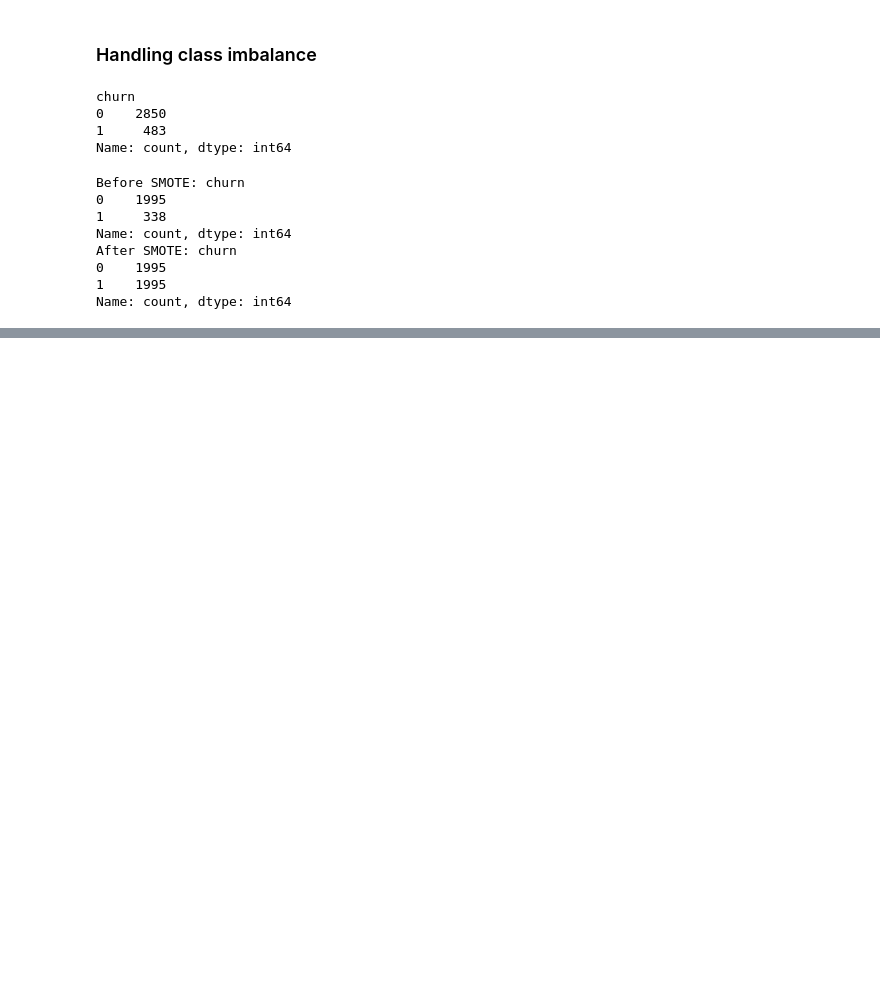
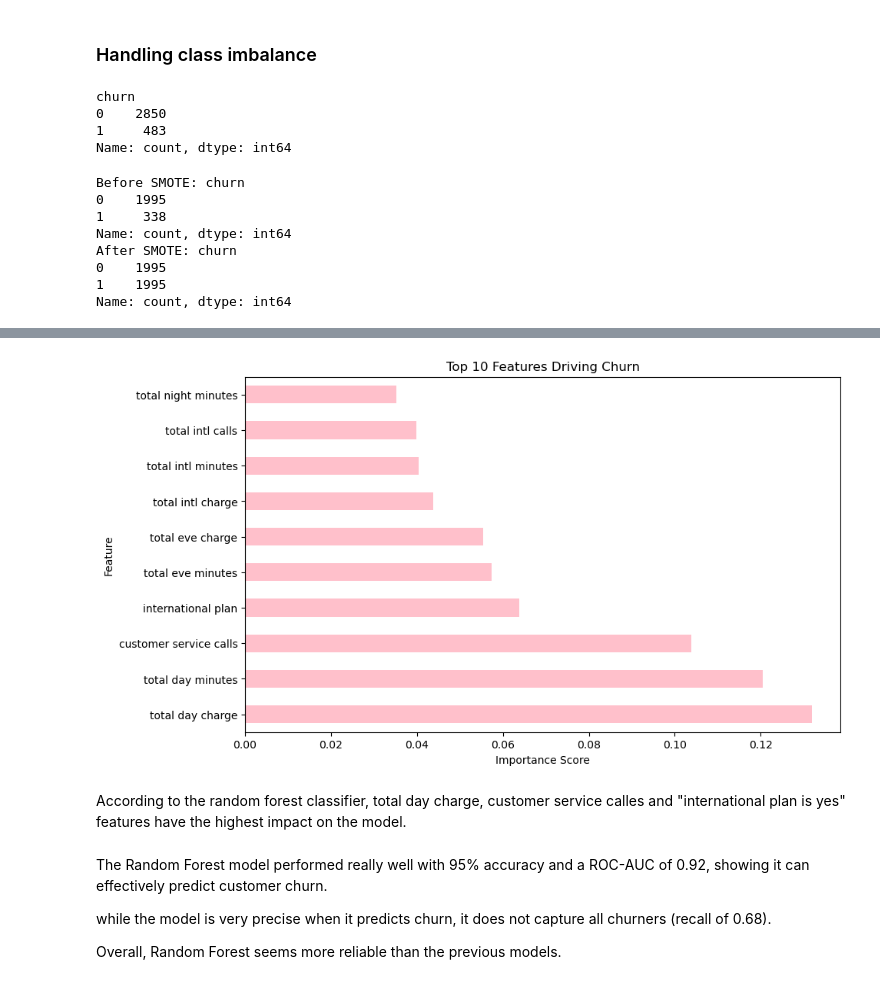
Before and after one commit to Limo-Vincent/Group_9_Phase_3_project, a Jupyter notebook: jupyter_notebook.ipynb, the cells around one changed output, grey strips where cells are left out. Saved outputs shown, nothing was run; the diff lists cells and outputs as text; code cells hidden in the pictures; blank space fills up the shorter version.

```diff
--- a/jupyter_notebook.ipynb
+++ b/jupyter_notebook.ipynb
@@ -370,0 +522,21 @@ weighted avg       0.82      0.82      0.82      1000
+# %%
+#getting feature importance
+feature_importance = pd.Series(forest.feature_importances_, index=X.columns).sort_values(ascending=False)
+
+#plotting the top features
+plt.figure(figsize=(10,6))
+feature_importance.head(10).plot(kind='barh', color='pink')
+plt.title("Top 10 Features Driving Churn")
+plt.xlabel("Importance Score")
+plt.ylabel("Feature")
+plt.show()
+# %% [output]
+[figure, added]
+# %% [markdown]
+According to the random forest classifier, total day charge, customer service calles and "international plan is yes" features have the highest impact on the model.
+# %% [markdown]
+The Random Forest model performed really well with 95% accuracy and a ROC-AUC of 0.92, showing it can effectively predict customer churn.
+
+while the model is very precise when it predicts churn, it does not capture all churners (recall of 0.68).
+
+Overall, Random Forest seems more reliable than the previous models.
```
Also changed, not shown: parts of 18 cells of this notebook.
